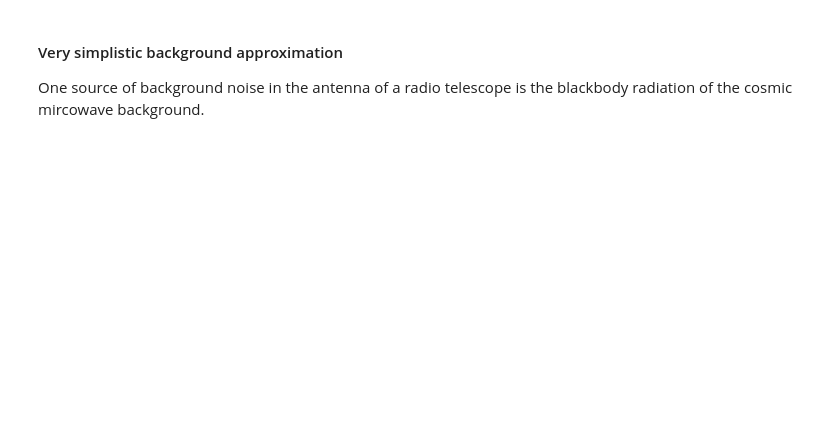
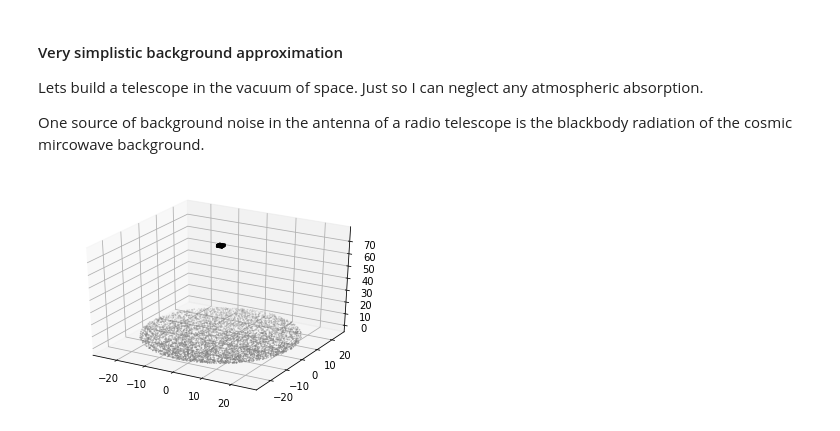
Before and after one commit to imaging-atmospheric-radio-telescope/imaging_atmospheric_radio_telescope, a Jupyter notebook: notebooks/cmb.ipynb, the cells around one changed output. Drawn from its saved outputs; the diff is of its cells as text; code cells hidden in the pictures; blank space fills up the shorter version.

```diff
--- a/notebooks/cmb.ipynb
+++ b/notebooks/cmb.ipynb
@@ -8,7 +1,38 @@ import matplotlib.pyplot as plt
+# %%
+import astropy.units as u
+import numpy as np
+from astropy.modeling.blackbody import blackbody_nu
+from scipy.integrate import quad
+from mpl_toolkits.mplot3d import Axes3D
+import matplotlib.pyplot as plt
+%matplotlib inline
+
+def draw_telescope(telescope):
+    fig = plt.figure()
+    ax = fig.add_subplot(111, projection='3d')
+
+    # make the reciever look like a box
+    box = np.random.uniform(-1, 1, size=(1000, 3))
+    box[:, 2] += telescope.focal_length
+
+    positions = telescope.huygens_antennas_positions
+    x = positions[:, 0]
+    y = positions[:, 1]
+    z = positions[:, 2]
+
+    ax.scatter(x, y, z, color='gray', s=0.1)
+    ax.scatter(box[:, 0], box[:, 1], box[:, 2], color='black', s=0.1)
 # %% [markdown]
 #### Very simplistic background approximation
+Lets build a telescope in the vacuum of space. Just so I can neglect any atmospheric absorption.
 
 One source of background noise in the antenna of a radio telescope is the blackbody radiation of the cosmic mircowave background.
+# %%
+from imaging_atmospheric_askaryan_telescope import telescope
+focal_length = 75
+draw_telescope(telescope.ImagingReflector(focal_length = focal_length))
+# %% [output]
+[figure, added]
 # %%
 bandwidth = np.linspace(0.5, 1.5) *u.GHz
 T = 2.7 * u.K
```
Also changed, not shown: parts of 9 cells of this notebook.
